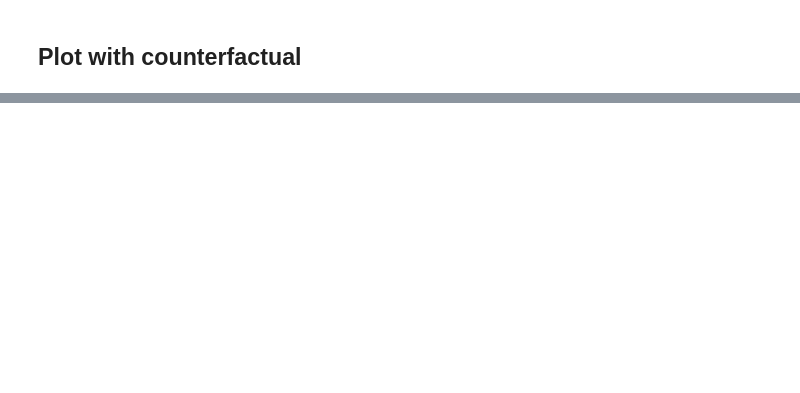
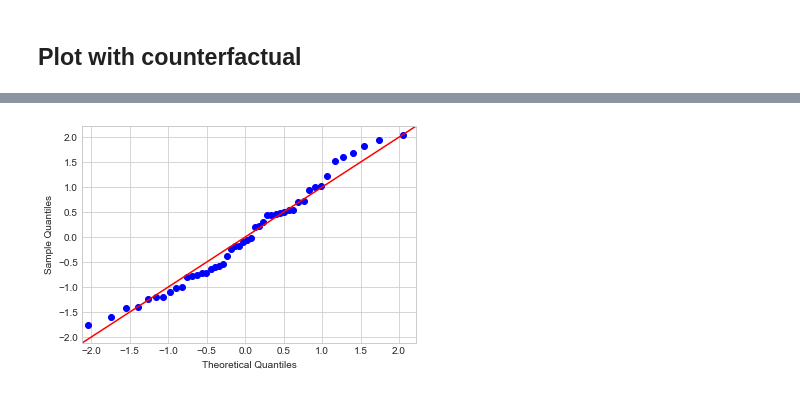
Before and after one commit to xboard/xboard.github.io, a Jupyter notebook: assets/data/its/ITS in python3.ipynb, the cells around one changed output, grey strips where cells are left out. Saved outputs shown, nothing was run; the diff lists cells and outputs as text; code cells hidden in the pictures; blank space fills up the shorter version.

```diff
--- a/assets/data/its/ITS in python3.ipynb
+++ b/assets/data/its/ITS in python3.ipynb
@@ -163,0 +173,7 @@ plt.ylabel("Bounce rate (%)");
+# %%
+import scipy as sp
+from statsmodels.graphics.gofplots import qqplot
+fig = sm.qqplot(res.resid, sp.stats.t, fit=True, line="45")
+plt.show();
+# %% [output]
+[figure, added]
```
Also changed, not shown: parts of 8 cells of this notebook, 11 other files.
